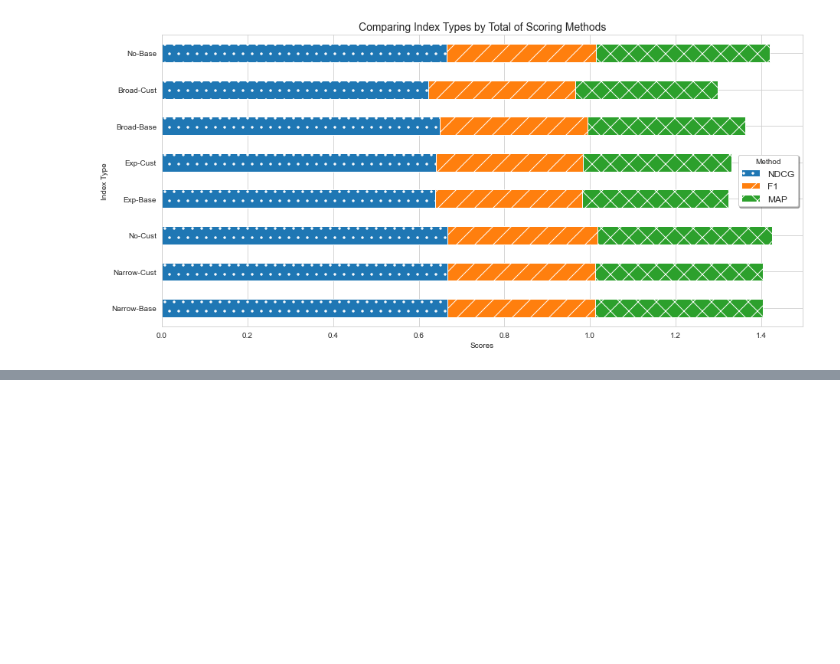
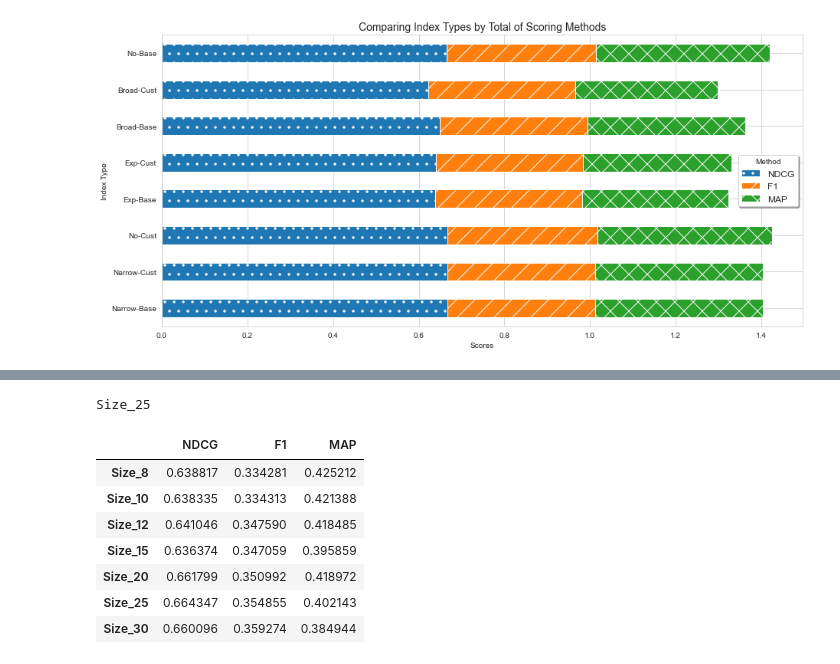
Before and after one commit to milanderson/LMI-Capstone-2020, a Jupyter notebook: 2018/comment_metadata.ipynb, the cells around one changed output, grey strips where cells are left out. Saved outputs shown, nothing was run; the diff lists cells and outputs as text; code cells hidden in the pictures; blank space fills up the shorter version.

```diff
--- a/2018/comment_metadata.ipynb
+++ b/2018/comment_metadata.ipynb
@@ -764,0 +787,21 @@ plt.legend(title='Method', fontsize=12,shadow=True);
+# %%
+aps = [hybrid_narrow_cust_8_map, hybrid_narrow_cust_10_map, hybrid_narrow_cust_12_map, \
+           hybrid_narrow_cust_15_map, hybrid_narrow_cust_20_map, hybrid_narrow_cust_25_map, \
+      hybrid_narrow_cust_30_map]
+
+sizes["MAP"] = [ap for ap in aps]
+sizes = sizes.T
+print(sizes.columns[np.argmax(sizes.T.NDCG)])
+# %% [output]
+Size_25
+# %%
+sizes.T
+# %% [output]
+|  | NDCG | F1 | MAP |
+| Size_8 | 0.638817 | 0.334281 | 0.425212 |
+| Size_10 | 0.638335 | 0.334313 | 0.421388 |
+| Size_12 | 0.641046 | 0.347590 | 0.418485 |
+| Size_15 | 0.636374 | 0.347059 | 0.395859 |
+| Size_20 | 0.661799 | 0.350992 | 0.418972 |
+| Size_25 | 0.664347 | 0.354855 | 0.402143 |
+| Size_30 | 0.660096 | 0.359274 | 0.384944 |
```
Also changed, not shown: parts of 6 cells of this notebook.
